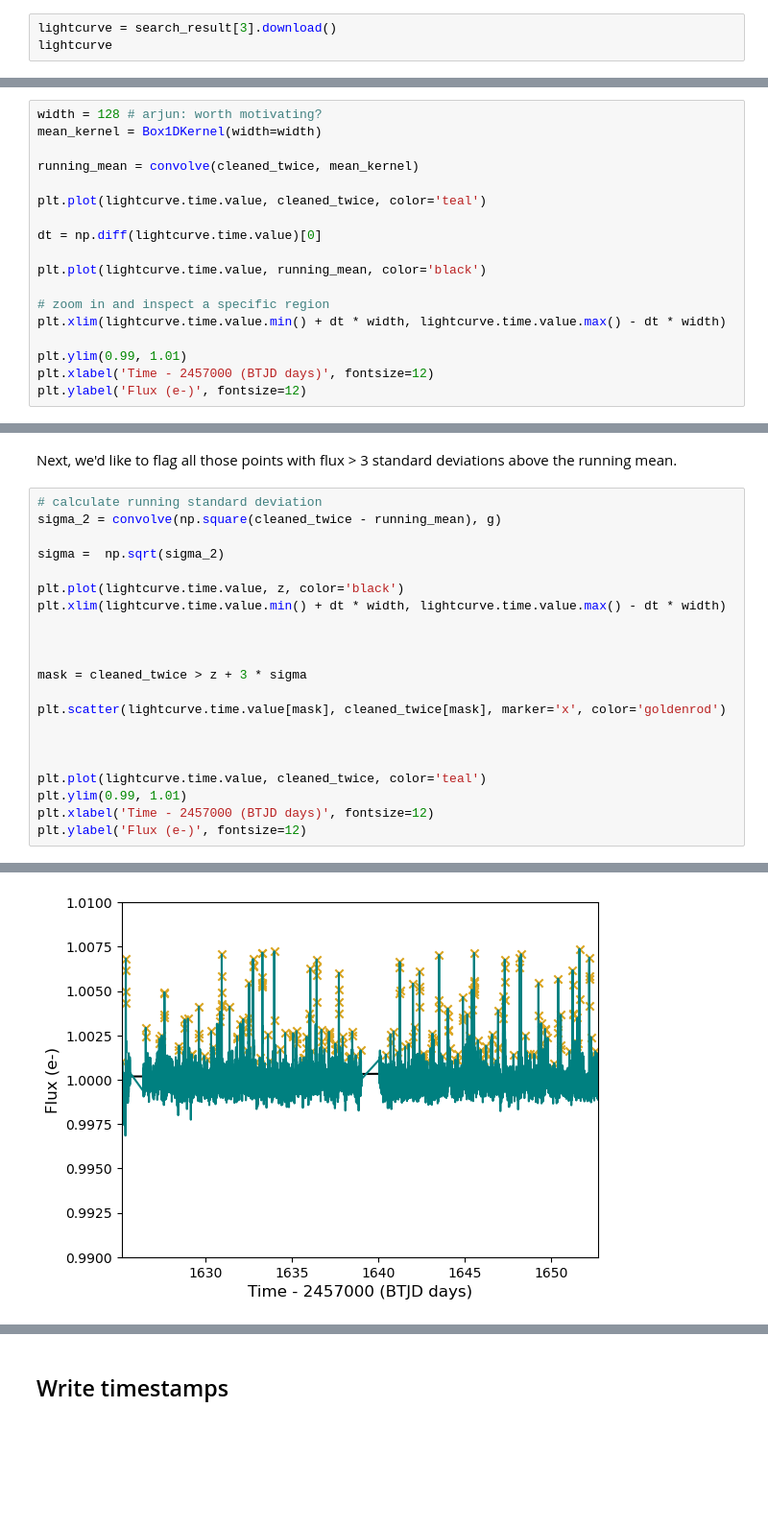
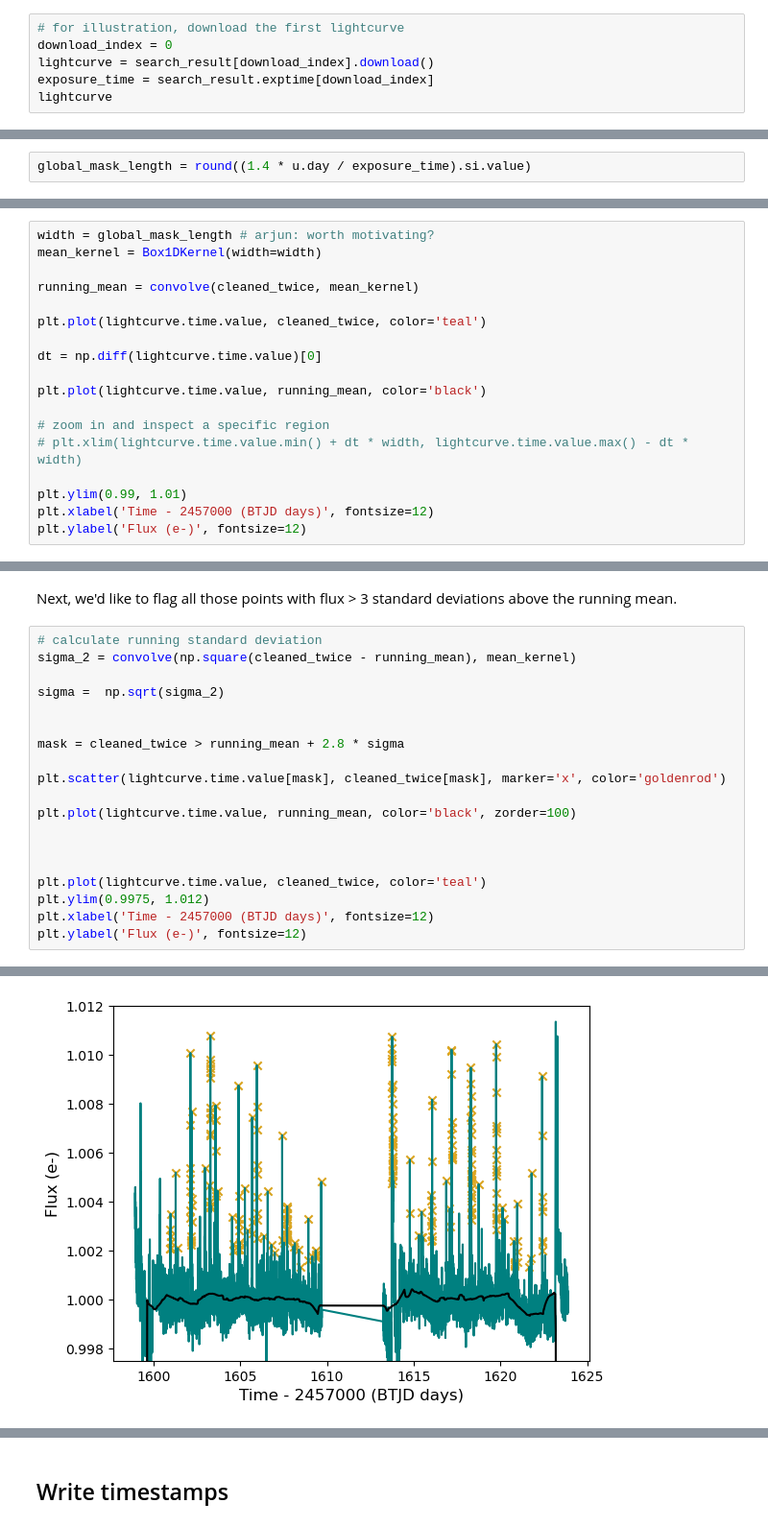
Before and after one commit to arjunsavel/notebooks-stsci, a Jupyter notebook: notebooks/MAST/m_dwarf_tess/m_dwarf_flares_tess.ipynb, the cells around one changed output, grey strips where cells are left out. Shown: that part at 96% size. Cells and saved outputs as stored; diff of their text form; blank space fills up the shorter version.

Commit message:
address first ttdu comments

```diff
--- a/notebooks/MAST/m_dwarf_tess/m_dwarf_flares_tess.ipynb
+++ b/notebooks/MAST/m_dwarf_tess/m_dwarf_flares_tess.ipynb
@@ -92,4 +89,7 @@ To keep things simple, let's just download and plot the first light curve.
 # %%
-lightcurve = search_result[3].download()
+# for illustration, download the first lightcurve
+download_index = 0
+lightcurve = search_result[download_index].download()
+exposure_time = search_result.exptime[download_index]
 lightcurve
 # %% [output]
@@ -229,3 +230,5 @@ Text(0, 0.5, 'Flux (e-)')
 # Flare candidate detection
 # %% [markdown]
 To detect flares in our data, we first need to divide by a running mean. This running mean can be computed by convolving our dataset with a 1D box kernel, with the width of the box corresponding to the region over which we'd like to calculate our running mean.
+# %%
+global_mask_length = round((1.4 * u.day / exposure_time).si.value)
@@ -232,5 +239,5 @@ To detect flares in our data, we first need to divide by a running mean. This ru
 # %%
-width = 128 # arjun: worth motivating?
+width = global_mask_length # arjun: worth motivating?
 mean_kernel = Box1DKernel(width=width)
 
 running_mean = convolve(cleaned_twice, mean_kernel)
@@ -242,7 +249,7 @@ dt = np.diff(lightcurve.time.value)[0]
 plt.plot(lightcurve.time.value, running_mean, color='black')
 
 # zoom in and inspect a specific region
-plt.xlim(lightcurve.time.value.min() + dt * width, lightcurve.time.value.max() - dt * width)
+# plt.xlim(lightcurve.time.value.min() + dt * width, lightcurve.time.value.max() - dt * width)
 
 plt.ylim(0.99, 1.01)
 plt.xlabel('Time - 2457000 (BTJD days)', fontsize=12)
@@ -254,26 +261,24 @@ Text(0, 0.5, 'Flux (e-)')
 Next, we'd like to flag all those points with flux > 3 standard deviations above the running mean.
 # %%
 # calculate running standard deviation
-sigma_2 = convolve(np.square(cleaned_twice - running_mean), g)
+sigma_2 = convolve(np.square(cleaned_twice - running_mean), mean_kernel)
 
 sigma =  np.sqrt(sigma_2)
 
-plt.plot(lightcurve.time.value, z, color='black')
-plt.xlim(lightcurve.time.value.min() + dt * width, lightcurve.time.value.max() - dt * width)
 
-
-
-mask = cleaned_twice > z + 3 * sigma
+mask = cleaned_twice > running_mean + 2.8 * sigma
 
 plt.scatter(lightcurve.time.value[mask], cleaned_twice[mask], marker='x', color='goldenrod')
+
+plt.plot(lightcurve.time.value, running_mean, color='black', zorder=100)
 
 
 
 plt.plot(lightcurve.time.value, cleaned_twice, color='teal')
-plt.ylim(0.99, 1.01)
+plt.ylim(0.9975, 1.012)
 plt.xlabel('Time - 2457000 (BTJD days)', fontsize=12)
 plt.ylabel('Flux (e-)', fontsize=12)
 # %% [output]
 Text(0, 0.5, 'Flux (e-)')
-[figure, old version]
+[figure, new version]
 # %% [markdown]
```
Also changed, not shown: parts of 28 cells of this notebook.
